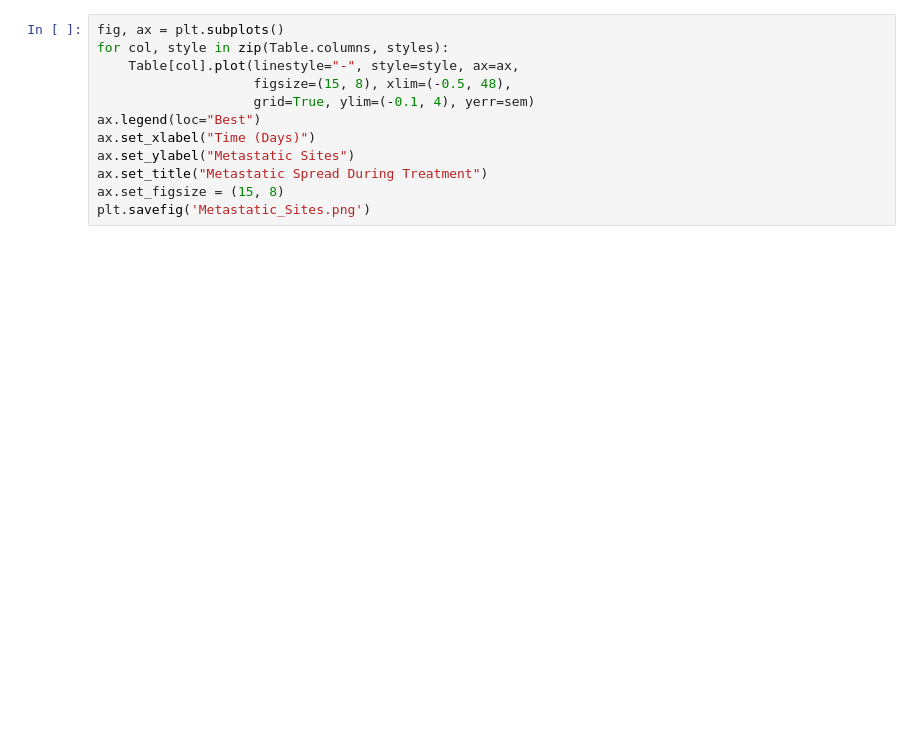
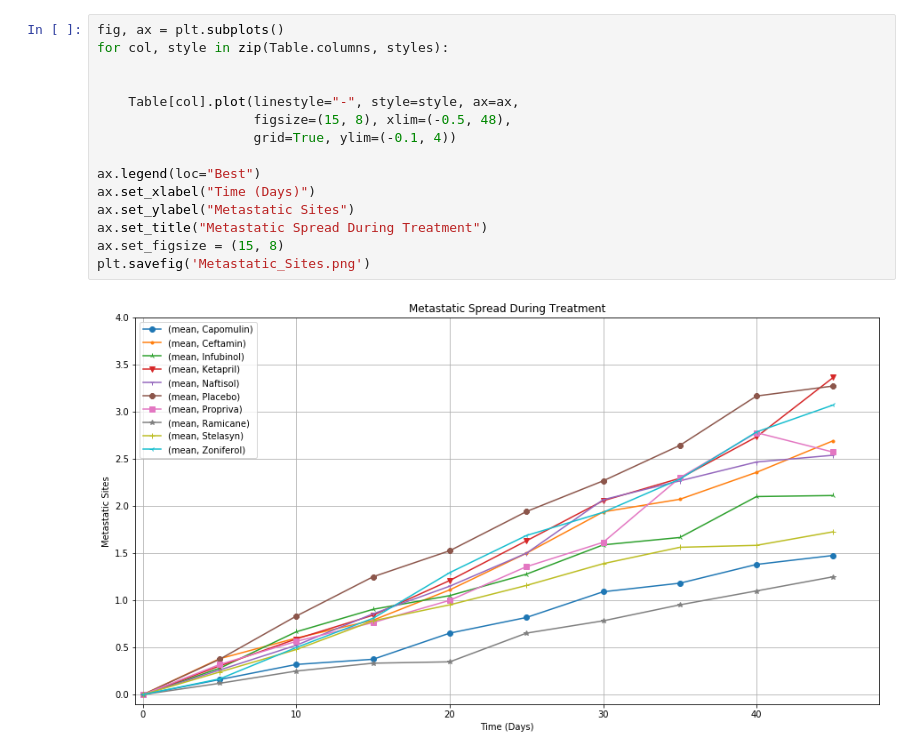
Before and after one commit to XaraRoy/Matplotlib-Homework, a Jupyter notebook: pymaceuticals.ipynb, the cells around one changed output. Saved outputs shown, nothing was run; the diff lists cells and outputs as text; blank space fills up the shorter version.

```diff
--- a/pymaceuticals.ipynb
+++ b/pymaceuticals.ipynb
@@ -69,13 +118,18 @@ Table.head()
 # %%
 fig, ax = plt.subplots()
 for col, style in zip(Table.columns, styles):
+
+
     Table[col].plot(linestyle="-", style=style, ax=ax,
                     figsize=(15, 8), xlim=(-0.5, 48),
-                    grid=True, ylim=(-0.1, 4), yerr=sem)
+                    grid=True, ylim=(-0.1, 4))
+
 ax.legend(loc="Best")
 ax.set_xlabel("Time (Days)")
 ax.set_ylabel("Metastatic Sites")
 ax.set_title("Metastatic Spread During Treatment")
 ax.set_figsize = (15, 8)
 plt.savefig('Metastatic_Sites.png')
+# %% [output]
+[figure, added]
 # %%
```
Also changed, not shown: parts of 15 cells of this notebook, 1 other file.
